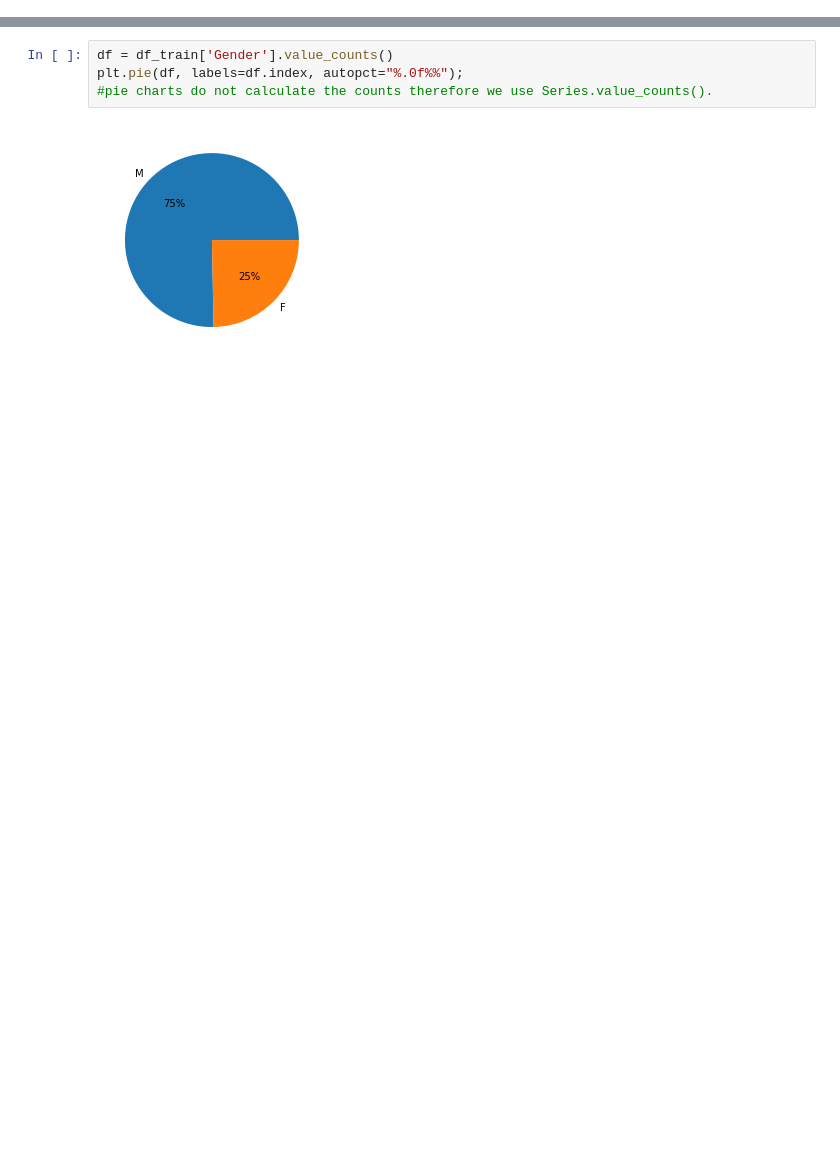
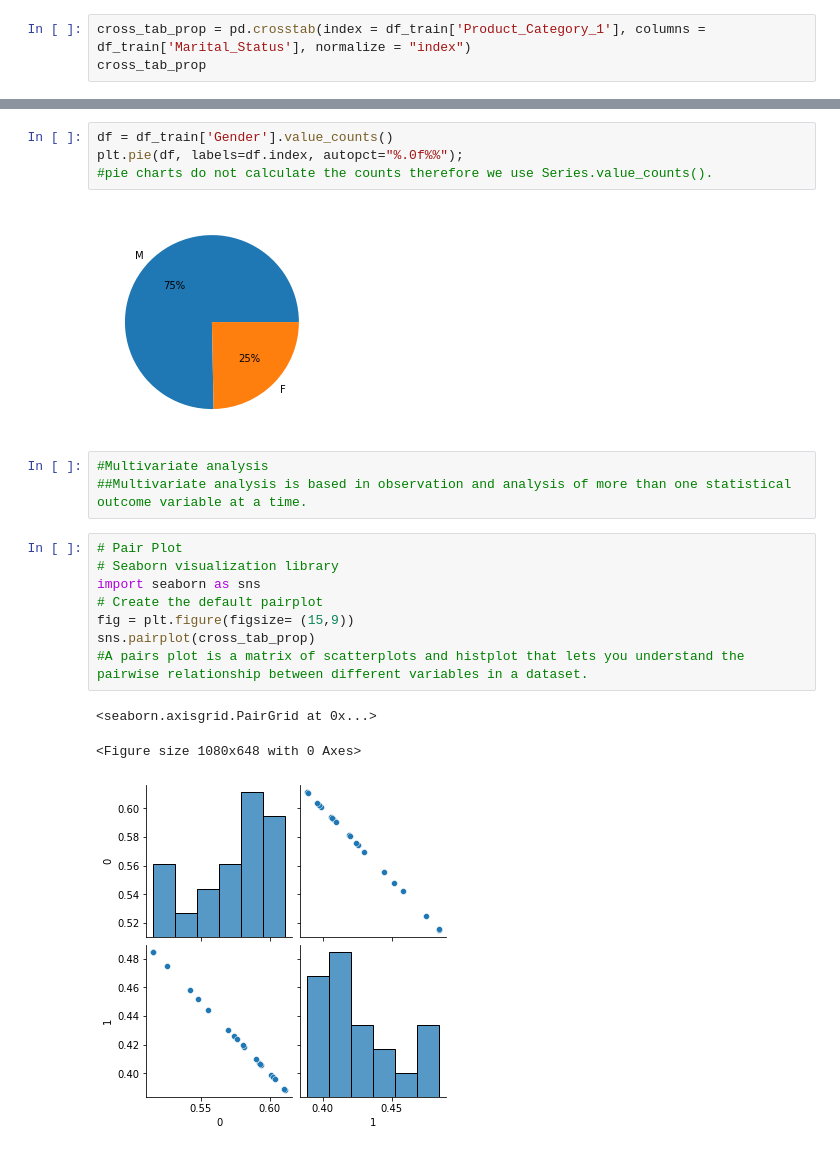
Before and after one commit to Lazyluciffer/BLACK-FRIDAYSALES, a Jupyter notebook: BLACKFRIDAYSALE.ipynb, the cells around one changed output, grey strips where cells are left out. Drawn from its saved outputs; the diff is of its cells as text; blank space fills up the shorter version.

```diff
--- a/BLACKFRIDAYSALE.ipynb
+++ b/BLACKFRIDAYSALE.ipynb
@@ -820,3 +820,6 @@ pd.crosstab(df_train.Occupation, df_train.Purchase, margins=True,values=df_train
 | 20 | 5.0 | 3.0 | 1.0 | 8.0 | 4.0 | 3.0 | 3.0 | 5.0 | 2.0 | 7.0 | ... | ... |
 | All | 101.0 | 106.0 | 95.0 | 118.0 | 113.0 | 112.0 | 107.0 | 110.0 | 114.0 | 108.0 | ... | ... |
 22 rows × 18106 columns
+# %%
+cross_tab_prop = pd.crosstab(index = df_train['Product_Category_1'], columns = df_train['Marital_Status'], normalize = "index")
+cross_tab_prop
@@ -826,3 +848,18 @@ plt.pie(df, labels=df.index, autopct="%.0f%%");
 #pie charts do not calculate the counts therefore we use Series.value_counts().
 # %% [output]
 [figure]
+# %%
+#Multivariate analysis
+##Multivariate analysis is based in observation and analysis of more than one statistical outcome variable at a time.
+# %%
+# Pair Plot
+# Seaborn visualization library
+import seaborn as sns
+# Create the default pairplot
+fig = plt.figure(figsize= (15,9))
+sns.pairplot(cross_tab_prop)
+#A pairs plot is a matrix of scatterplots and histplot that lets you understand the pairwise relationship between different variables in a dataset.
+# %% [output]
+<seaborn.axisgrid.PairGrid at 0x...>
+<Figure size 1080x648 with 0 Axes>
+[figure, added]
```
Also changed, not shown: parts of 16 cells of this notebook.
